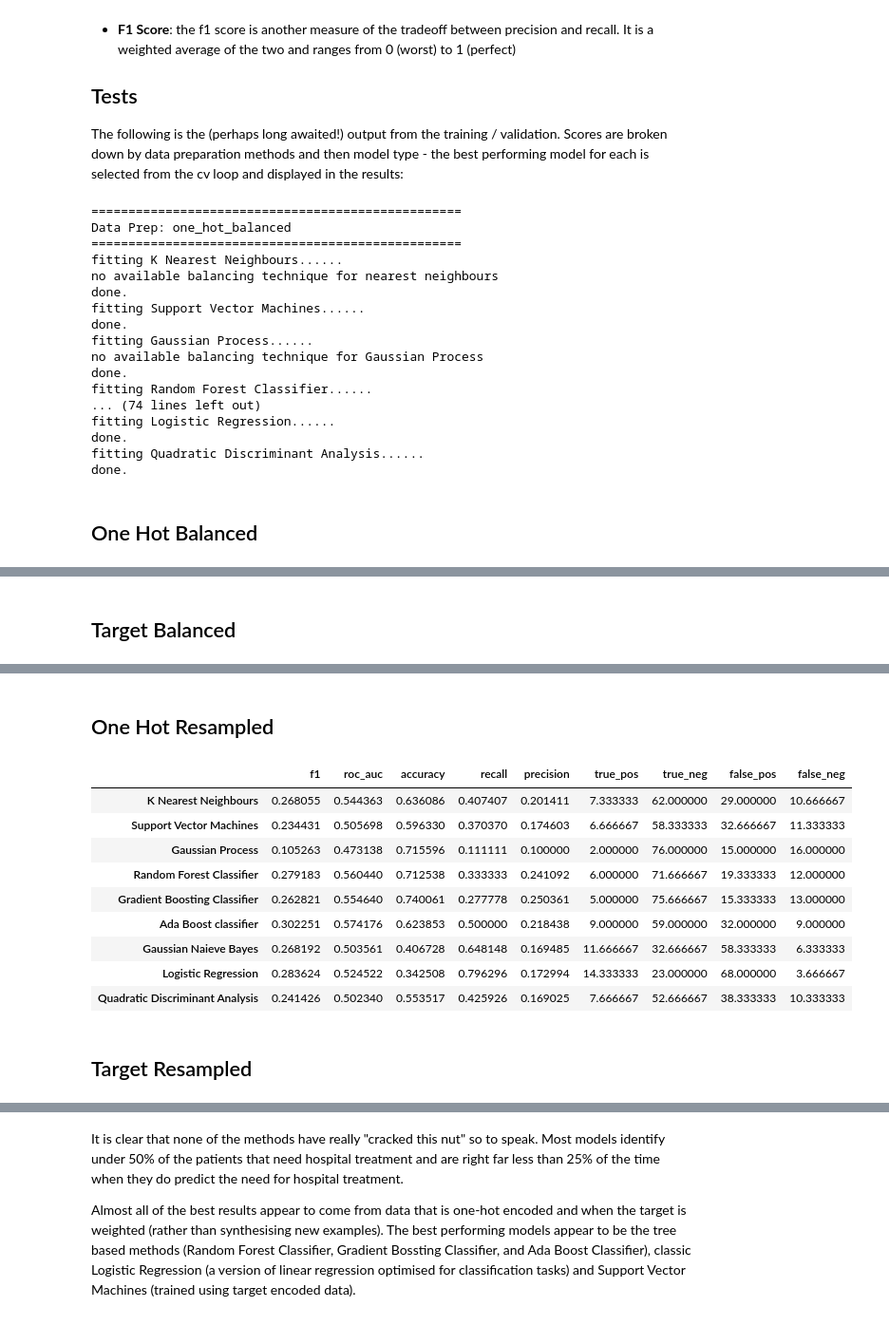
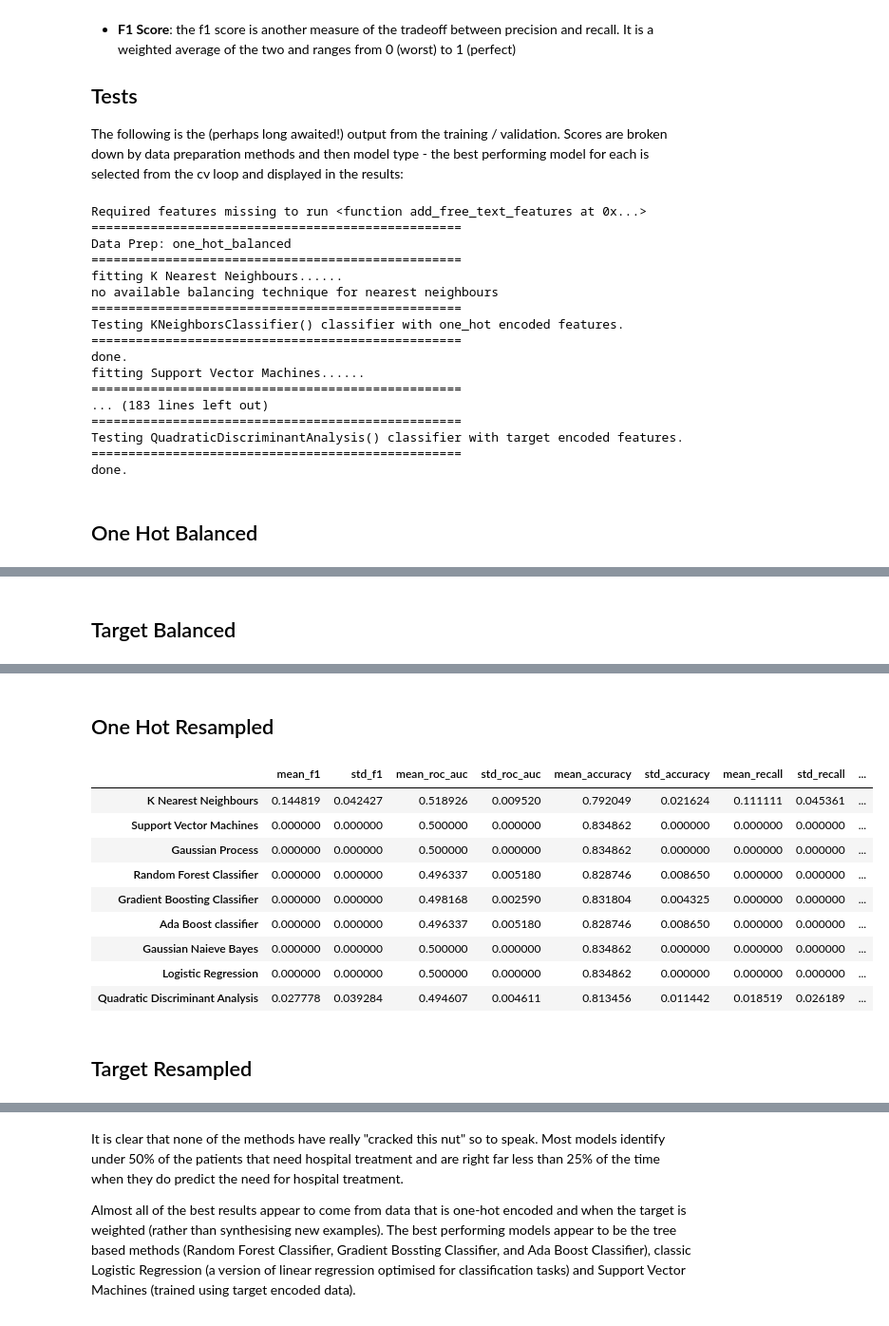
Before and after one commit to btcooper22/ace_project, a Jupyter notebook: models/sklearn_models.ipynb, the cells around one changed output, grey strips where cells are left out. Shown: that part at 95% size. Cells and saved outputs as stored; diff of their text form; code cells hidden in the pictures.

```diff
--- a/models/sklearn_models.ipynb
+++ b/models/sklearn_models.ipynb
@@ -268,7 +282,8 @@ from sklearn.naive_bayes import GaussianNB
 
 def return_naive_bayes_params(balanced=False):
     clf = GaussianNB()
-    param_grid = {'var_smoothing':  np.logspace(-11,-3,9,base=10)}
+    # param_grid = {'var_smoothing':  np.logspace(-11,-3,9,base=10)}
+    param_grid = {'var_smoothing': [0.3]}
     return {"clf": clf, "param_grid": param_grid, "scaled": False,
             "weight_y":balanced}
 # %%
@@ -276,9 +291,12 @@ from sklearn.linear_model import LogisticRegression
 
 def return_lr_params(balanced=False):
     clf = LogisticRegression(random_state=0, max_iter=10000)
+    # param_grid = {'penalty' : ['l2'],
+    #               'solver': ["liblinear"],
+    #               'C' : np.logspace(-4, 4, 20)}
     param_grid = {'penalty' : ['l2'],
                   'solver': ["liblinear"],
-                  'C' : np.logspace(-4, 4, 20)}
+                  'C' : [0.1]}
     if balanced:
         param_grid["class_weight"] = "balanced",
     return {"clf": clf, "param_grid": param_grid, "scaled": True}
@@ -287,7 +305,8 @@ from sklearn.discriminant_analysis import QuadraticDiscriminantAnalysis
 
 def return_qda_params(balanced=False):
     clf = QuadraticDiscriminantAnalysis()
-    param_grid = {'reg_param':  [0.0, 0.01, 0.03, 0.1, 0.3]}
+    # param_grid = {'reg_param':  [0.0, 0.01, 0.03, 0.1, 0.3]}
+    param_grid = {'reg_param':  [0.0]}
     if balanced:
         print("no available balancing technique for QDA")
     return {"clf": clf, "param_grid": param_grid, "scaled": True}
@@ -552,7 +573,8 @@ for data_prep_type in data_prep_types:
 
     cat_encoder = "one_hot" if "one_hot" in data_prep_type else "target"
     balanced = True if "balanced" in data_prep_type else False
-    add_synthetic = True if "resampled" in data_prep_type else False
+    resample = "undersample" if "undersample" in data_prep_type else None
+    resample = "smote" if "smote" in data_prep_type else resample
 
     scores_list = []
     best_loop_params = {}
@@ -563,7 +585,8 @@ for data_prep_type in data_prep_types:
             X_train=X_train,
             y_train=y_train,
             cat_encoder=cat_encoder,
-            add_synthetic=add_synthetic)
+            resample=resample,
+            verbose=False)
         scores_list.append(model_best_scores)
         best_loop_params[model_name] = model_best_params
         print("done.")
@@ -572,49 +595,37 @@ for data_prep_type in data_prep_types:
                                                      index=techniques_dict.keys())
     best_params[data_prep_type] = best_loop_params
 # %% [output]
+Required features missing to run <function add_free_text_features at 0x...>
 ==================================================
 Data Prep: one_hot_balanced
 ==================================================
 fitting K Nearest Neighbours......
 no available balancing technique for nearest neighbours
+==================================================
+Testing KNeighborsClassifier() classifier with one_hot encoded features.
+==================================================
 done.
 fitting Support Vector Machines......
+==================================================
+... (183 lines left out)
+==================================================
+Testing QuadraticDiscriminantAnalysis() classifier with target encoded features.
+==================================================
 done.
-fitting Gaussian Process......
-no available balancing technique for Gaussian Process
-done.
-fitting Random Forest Classifier......
-... (74 lines left out)
-fitting Logistic Regression......
-done.
-fitting Quadratic Discriminant Analysis......
-done.
 # %%
-fit_features = []
-rename_features = {}
-for feature in SCORING.keys():
-    feature_name = "mean_test_" + feature
-    fit_features.append(feature_name)
-    rename_features[feature_name] = feature
-
-fit_features = [fit_features[0]] + ["std_test_f1"] + fit_features[1:]
-rename_features["mean_test_f1"] = "f1 Mean"
-rename_features["std_test_f1"] = "f1 Std"
-
 def highlight_good_scores_green(df):
-    good_accuracy = df["accuracy"] > 0.6
-    good_recall = df["recall"] > 0.4
-    good_precision = df["precision"] > 0.2
+    good_accuracy = df["mean_accuracy"] > 0.6
+    good_recall = df["mean_recall"] > 0.4
+    good_precision = df["mean_precision"] > 0.2
     highlight = good_recall & good_accuracy & good_precision
     if highlight:
-        return [f"background-color: green"] * 9
+        return [f"background-color: green"] * 18
     else:
-        return [f"background-color:"] * 9
+        return [f"background-color:"] * 18
 
 
 for name, df in best_model_scores.items():
     display(HTML(f"<h2>{name.replace('_', ' ').title()}"))
-    display(df.rename(rename_features, axis=1)
-            .style.apply(highlight_good_scores_green, axis=1))
+    display(df.style.apply(highlight_good_scores_green, axis=1))
 # %% [output]
 One Hot Balanced
@@ -642,12 +653,12 @@ Target Balanced
 One Hot Resampled
-|  | f1 | roc_auc | accuracy | recall | precision | true_pos | true_neg | false_pos | false_neg |
-| K Nearest Neighbours | 0.268055 | 0.544363 | 0.636086 | 0.407407 | 0.201411 | 7.333333 | 62.000000 | 29.000000 | 10.666667 |
-| Support Vector Machines | 0.234431 | 0.505698 | 0.596330 | 0.370370 | 0.174603 | 6.666667 | 58.333333 | 32.666667 | 11.333333 |
-| Gaussian Process | 0.105263 | 0.473138 | 0.715596 | 0.111111 | 0.100000 | 2.000000 | 76.000000 | 15.000000 | 16.000000 |
-| Random Forest Classifier | 0.279183 | 0.560440 | 0.712538 | 0.333333 | 0.241092 | 6.000000 | 71.666667 | 19.333333 | 12.000000 |
-| Gradient Boosting Classifier | 0.262821 | 0.554640 | 0.740061 | 0.277778 | 0.250361 | 5.000000 | 75.666667 | 15.333333 | 13.000000 |
-| Ada Boost classifier | 0.302251 | 0.574176 | 0.623853 | 0.500000 | 0.218438 | 9.000000 | 59.000000 | 32.000000 | 9.000000 |
-| Gaussian Naieve Bayes | 0.268192 | 0.503561 | 0.406728 | 0.648148 | 0.169485 | 11.666667 | 32.666667 | 58.333333 | 6.333333 |
-| Logistic Regression | 0.283624 | 0.524522 | 0.342508 | 0.796296 | 0.172994 | 14.333333 | 23.000000 | 68.000000 | 3.666667 |
-| Quadratic Discriminant Analysis | 0.241426 | 0.502340 | 0.553517 | 0.425926 | 0.169025 | 7.666667 | 52.666667 | 38.333333 | 10.333333 |
+|  | mean_f1 | std_f1 | mean_roc_auc | std_roc_auc | mean_accuracy | std_accuracy | mean_recall | std_recall | ... |
+| K Nearest Neighbours | 0.144819 | 0.042427 | 0.518926 | 0.009520 | 0.792049 | 0.021624 | 0.111111 | 0.045361 | ... |
+| Support Vector Machines | 0.000000 | 0.000000 | 0.500000 | 0.000000 | 0.834862 | 0.000000 | 0.000000 | 0.000000 | ... |
+| Gaussian Process | 0.000000 | 0.000000 | 0.500000 | 0.000000 | 0.834862 | 0.000000 | 0.000000 | 0.000000 | ... |
+| Random Forest Classifier | 0.000000 | 0.000000 | 0.496337 | 0.005180 | 0.828746 | 0.008650 | 0.000000 | 0.000000 | ... |
+| Gradient Boosting Classifier | 0.000000 | 0.000000 | 0.498168 | 0.002590 | 0.831804 | 0.004325 | 0.000000 | 0.000000 | ... |
+| Ada Boost classifier | 0.000000 | 0.000000 | 0.496337 | 0.005180 | 0.828746 | 0.008650 | 0.000000 | 0.000000 | ... |
+| Gaussian Naieve Bayes | 0.000000 | 0.000000 | 0.500000 | 0.000000 | 0.834862 | 0.000000 | 0.000000 | 0.000000 | ... |
+| Logistic Regression | 0.000000 | 0.000000 | 0.500000 | 0.000000 | 0.834862 | 0.000000 | 0.000000 | 0.000000 | ... |
+| Quadratic Discriminant Analysis | 0.027778 | 0.039284 | 0.494607 | 0.004611 | 0.813456 | 0.011442 | 0.018519 | 0.026189 | ... |
 Target Resampled
```
Also changed, not shown: parts of 13 cells of this notebook, 4 other files.
